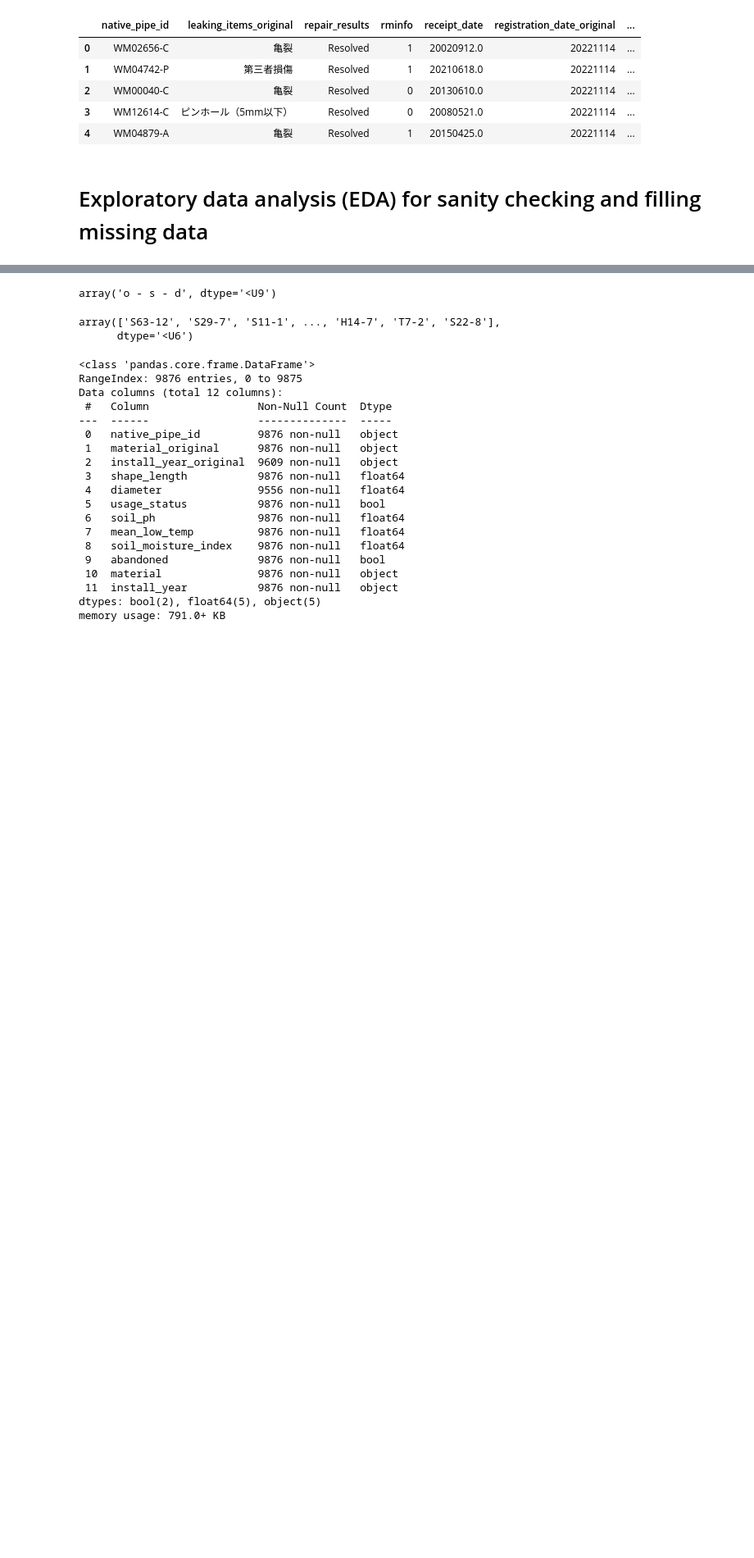
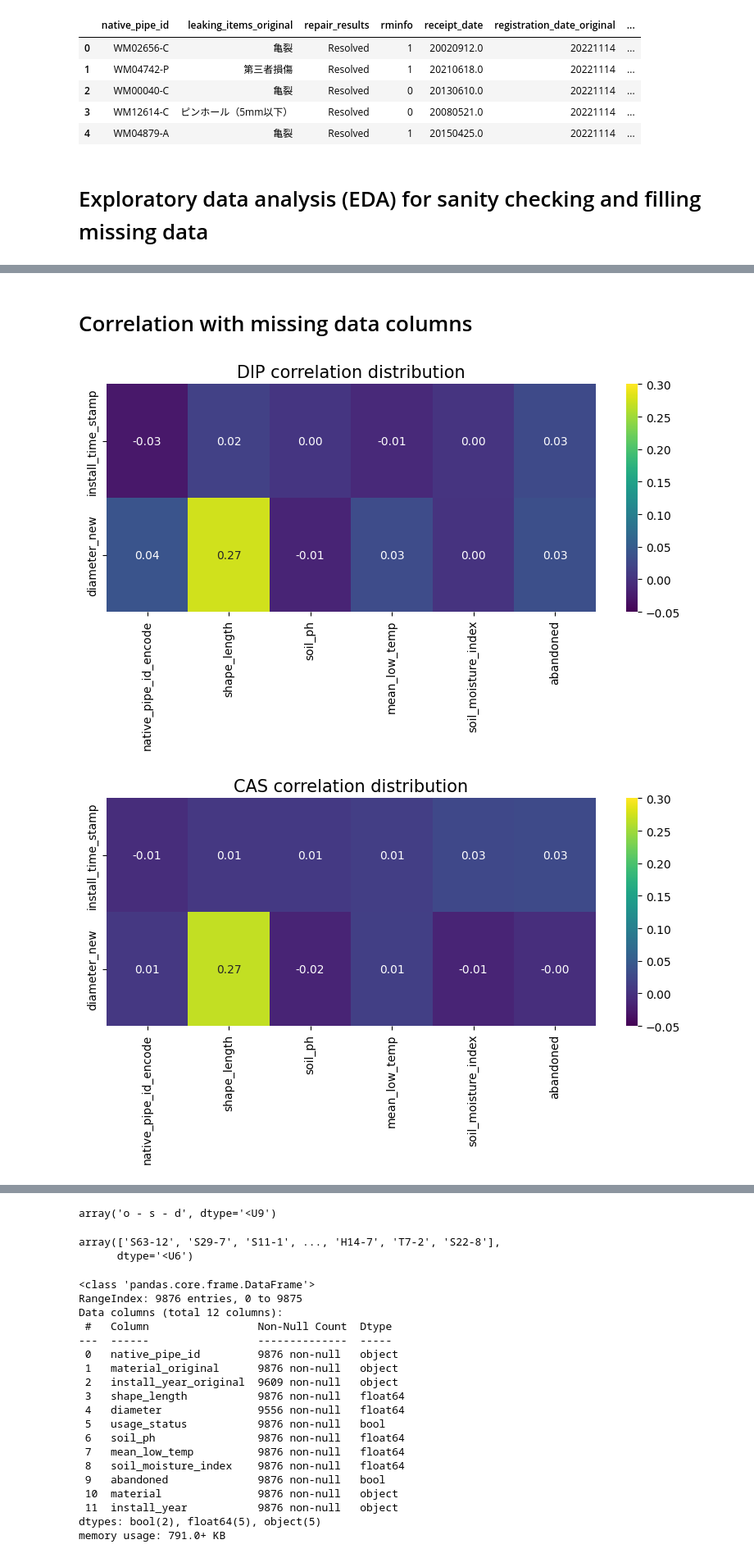
Before and after one commit to MyoungchulK/Fracta_test, a Jupyter notebook: analysis.ipynb, the cells around one changed output, grey strips where cells are left out. Shown at 82% size. Saved outputs shown, nothing was run; the diff lists cells and outputs as text; code cells hidden in the pictures; blank space fills up the shorter version.

```diff
--- a/analysis.ipynb
+++ b/analysis.ipynb
@@ -179,0 +405,31 @@ wo_df.head()
+# %%
+## set new diameter column that 0 and 999 mm are nan
+gm_eda_df['diameter_new'] = gm_eda_df['diameter'][np.logical_and(gm_eda_df['diameter'] > 1, gm_eda_df['diameter'] < 998)]
+
+## set the new df for missing spot ins the data
+gm_dia_eda_df = gm_eda_df[gm_eda_df['diameter_new'].isna()]
+# %% [markdown]
+# Correlation with missing data columns
+# %%
+heat_col_list = ['native_pipe_id_encode', 'shape_length', 'soil_ph',
+                 'mean_low_temp', 'soil_moisture_index', 'abandoned',
+                 'install_time_stamp', 'diameter_new']
+gm_heat_df = gm_eda_df[heat_col_list]
+for mat in list(gm_eda_df['material'].unique()):
+
+  title = f'{mat} correlation distribution'
+  plt.figure(figsize=(8, 5))
+  plt.title(title, fontsize = 15)
+  sns.heatmap(gm_heat_df[gm_eda_df['material'] == mat].corr().iloc[-2:, :-2], vmin = -0.05, vmax = 0.3, cmap = 'viridis', annot = True, fmt = '.2f')
+  #sns.move_legend(ax, "upper left", bbox_to_anchor=(1, 1)
+  plt.tight_layout()
+  """if not os.path.exists(plot_path):
+    os.makedirs(plot_path)
+  file_name = title.replace(' ', '_')
+  plot_name_path = os.path.join(plot_path,f'{file_name}.png')
+  plt.savefig(plot_name_path, bbox_inches = 'tight')"""
+  plt.show()
+  plt.close()
+# %% [output]
+[figure, added]
+[figure, added]
```
Also changed, not shown: parts of 50 cells of this notebook, 10 other files.
